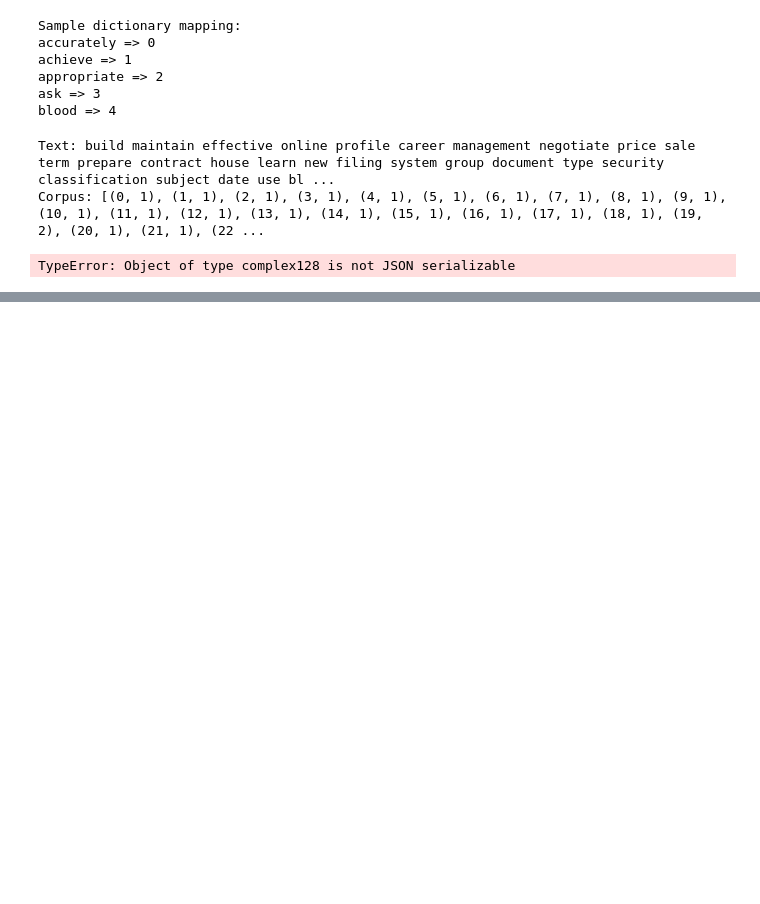
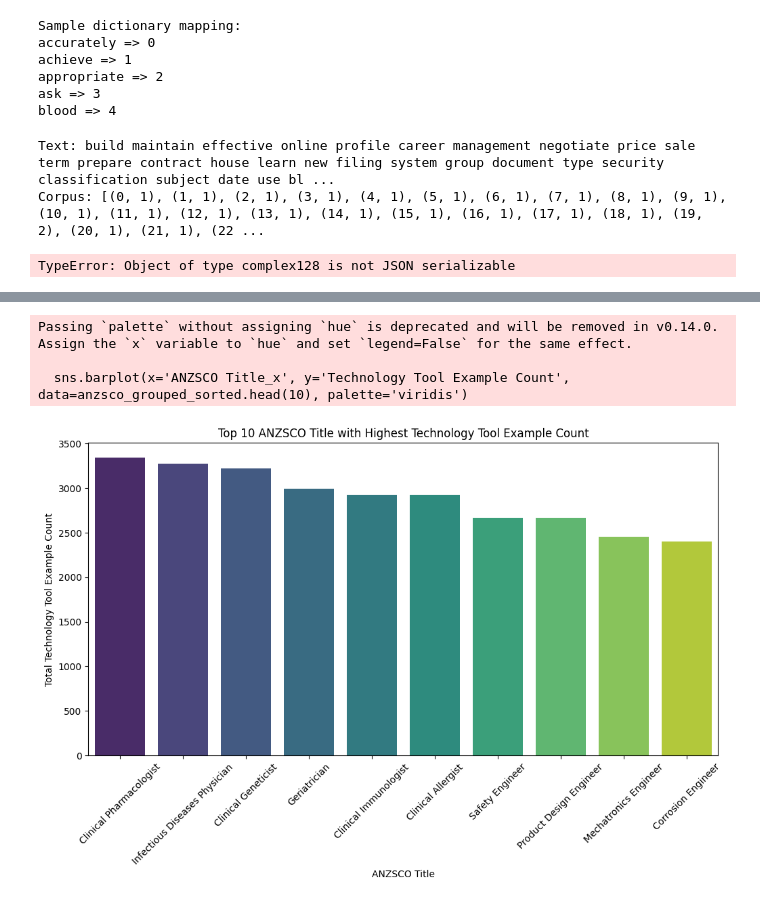
Before and after one commit to SidArora01/TextAnalysis-NLP-AT1, a Jupyter notebook: Initial EDA.ipynb, the cells around one changed output, grey strips where cells are left out. Drawn from its saved outputs; the diff is of its cells as text; code cells hidden in the pictures; blank space fills up the shorter version.

```diff
--- a/Initial EDA.ipynb
+++ b/Initial EDA.ipynb
@@ -2446,0 +1848,2 @@ plt.show()
+# %%
+tt_nlp = tt_merged_df.copy()
@@ -2446,0 +1881,23 @@ plt.show()
+# %%
+import matplotlib.pyplot as plt
+import seaborn as sns
+
+# Step 1: Group by 'ANZSCO Code' and sum the 'Technology Tool Example Count'
+anzsco_grouped = tt_nlp.groupby('ANZSCO Title_x')['Technology Tool Example Count'].sum().reset_index()
+
+# Step 2: Sort the results to find the ANZSCO Code with the highest count
+anzsco_grouped_sorted = anzsco_grouped.sort_values(by='Technology Tool Example Count', ascending=False)
+
+# Step 3: Plot the ANZSCO Code with the highest Technology Tool Example Count
+plt.figure(figsize=(12, 6))
+sns.barplot(x='ANZSCO Title_x', y='Technology Tool Example Count', data=anzsco_grouped_sorted.head(10), palette='viridis')
+plt.title('Top 10 ANZSCO Title with Highest Technology Tool Example Count')
+plt.xlabel('ANZSCO Title')
+plt.ylabel('Total Technology Tool Example Count')
+plt.xticks(rotation=45)
+plt.show()
+# %% [output]
+Passing `palette` without assigning `hue` is deprecated and will be removed in v0.14.0. Assign the `x` variable to `hue` and set `legend=False` for the same effect.
+
+  sns.barplot(x='ANZSCO Title_x', y='Technology Tool Example Count', data=anzsco_grouped_sorted.head(10), palette='viridis')
+[figure, added]
```
Also changed, not shown: parts of 97 cells of this notebook.
